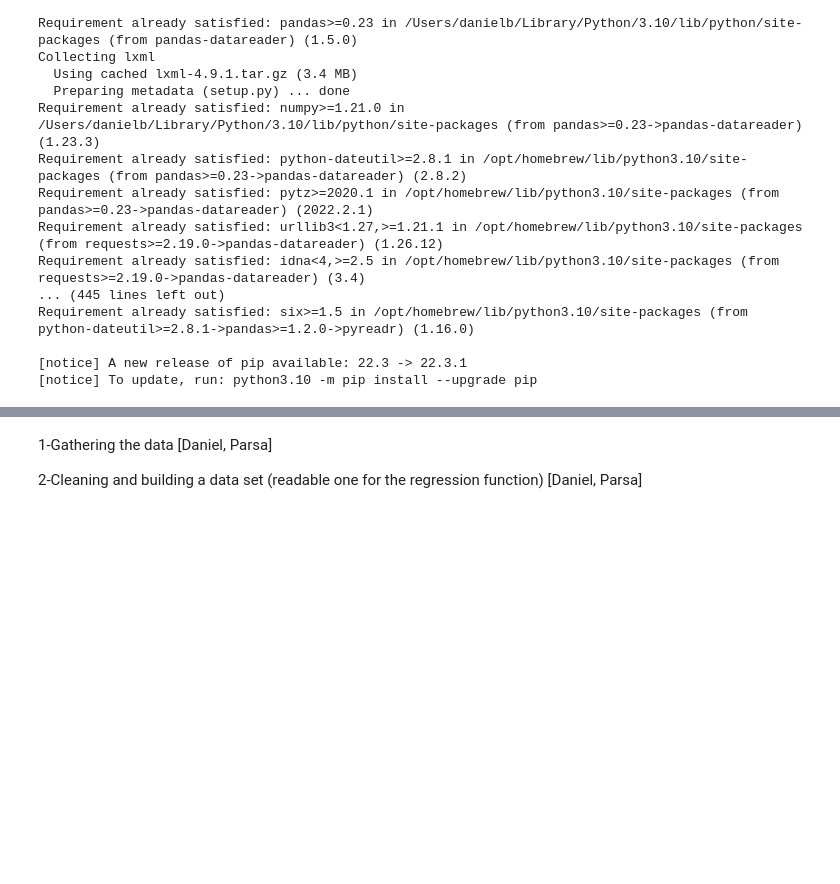
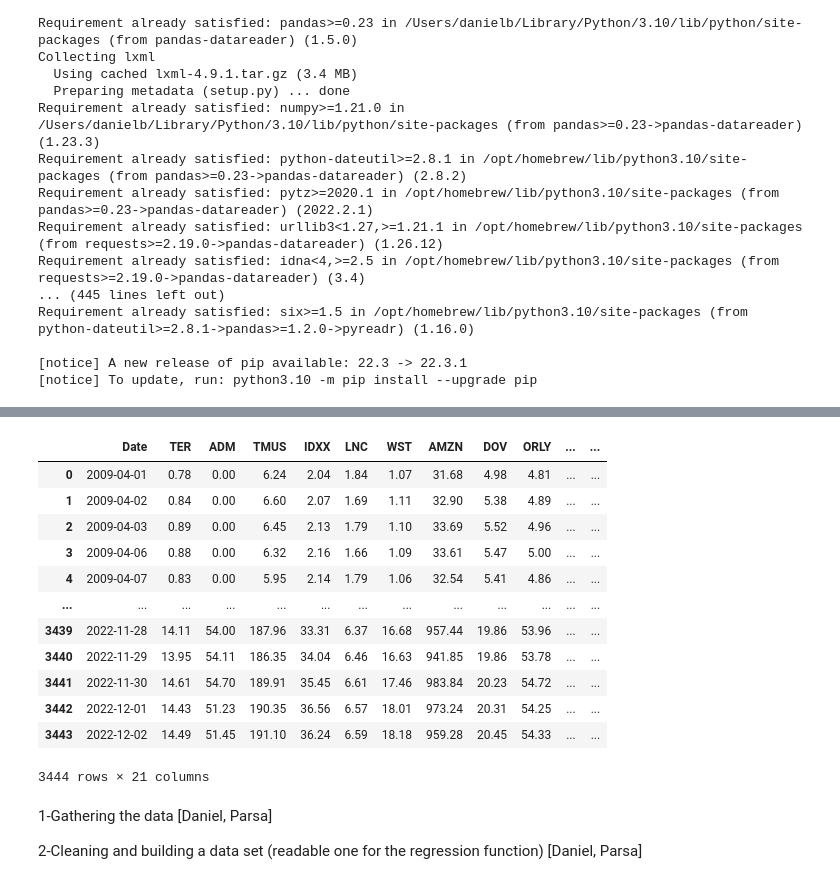
Before and after one commit to tigerbroko/Nova-SBE-Introduction-to-Programming, a Jupyter notebook: Intro-to-Programming-Project.ipynb, the cells around one changed output, grey strips where cells are left out. Saved outputs shown, nothing was run; the diff lists cells and outputs as text; code cells hidden in the pictures; blank space fills up the shorter version.

Commit message:
scraping market capitalizations for all stocks from tickers - merged

```diff
--- a/Intro-to-Programming-Project.ipynb
+++ b/Intro-to-Programming-Project.ipynb
@@ -132,3 +130,30 @@ df = pd.concat(list_of_dataframes)
+# %%
+# merging mkt. capital for all stocks, and renaming the columns according to particular stocks
+
+df_mkt_cap = mkt_cap_df_list[0]
+
+for dataframe in mkt_cap_df_list[1:] :
+    df_mkt_cap = df_mkt_cap.merge(dataframe, on='Date', how = 'inner')
+
+mc_columns_names = ['Date']
+mc_columns_names.extend(tickers)
+df_mkt_cap.columns = mc_columns_names
+
+df_mkt_cap
+# %% [output]
+|  | Date | TER | ADM | TMUS | IDXX | LNC | WST | AMZN | DOV | ORLY | ... | ... |
+| 0 | 2009-04-01 | 0.78 | 0.00 | 6.24 | 2.04 | 1.84 | 1.07 | 31.68 | 4.98 | 4.81 | ... | ... |
+| 1 | 2009-04-02 | 0.84 | 0.00 | 6.60 | 2.07 | 1.69 | 1.11 | 32.90 | 5.38 | 4.89 | ... | ... |
+| 2 | 2009-04-03 | 0.89 | 0.00 | 6.45 | 2.13 | 1.79 | 1.10 | 33.69 | 5.52 | 4.96 | ... | ... |
+| 3 | 2009-04-06 | 0.88 | 0.00 | 6.32 | 2.16 | 1.66 | 1.09 | 33.61 | 5.47 | 5.00 | ... | ... |
+| 4 | 2009-04-07 | 0.83 | 0.00 | 5.95 | 2.14 | 1.79 | 1.06 | 32.54 | 5.41 | 4.86 | ... | ... |
+| ... | ... | ... | ... | ... | ... | ... | ... | ... | ... | ... | ... | ... |
+| 3439 | 2022-11-28 | 14.11 | 54.00 | 187.96 | 33.31 | 6.37 | 16.68 | 957.44 | 19.86 | 53.96 | ... | ... |
+| 3440 | 2022-11-29 | 13.95 | 54.11 | 186.35 | 34.04 | 6.46 | 16.63 | 941.85 | 19.86 | 53.78 | ... | ... |
+| 3441 | 2022-11-30 | 14.61 | 54.70 | 189.91 | 35.45 | 6.61 | 17.46 | 983.84 | 20.23 | 54.72 | ... | ... |
+| 3442 | 2022-12-01 | 14.43 | 51.23 | 190.35 | 36.56 | 6.57 | 18.01 | 973.24 | 20.31 | 54.25 | ... | ... |
+| 3443 | 2022-12-02 | 14.49 | 51.45 | 191.10 | 36.24 | 6.59 | 18.18 | 959.28 | 20.45 | 54.33 | ... | ... |
+3444 rows × 21 columns
 # %%
 tickers = pd.read_csv("tickers_set.csv", sep = ",")
 tickers = pd.DataFrame(tickers)
```
Also changed, not shown: parts of 5 cells of this notebook.
